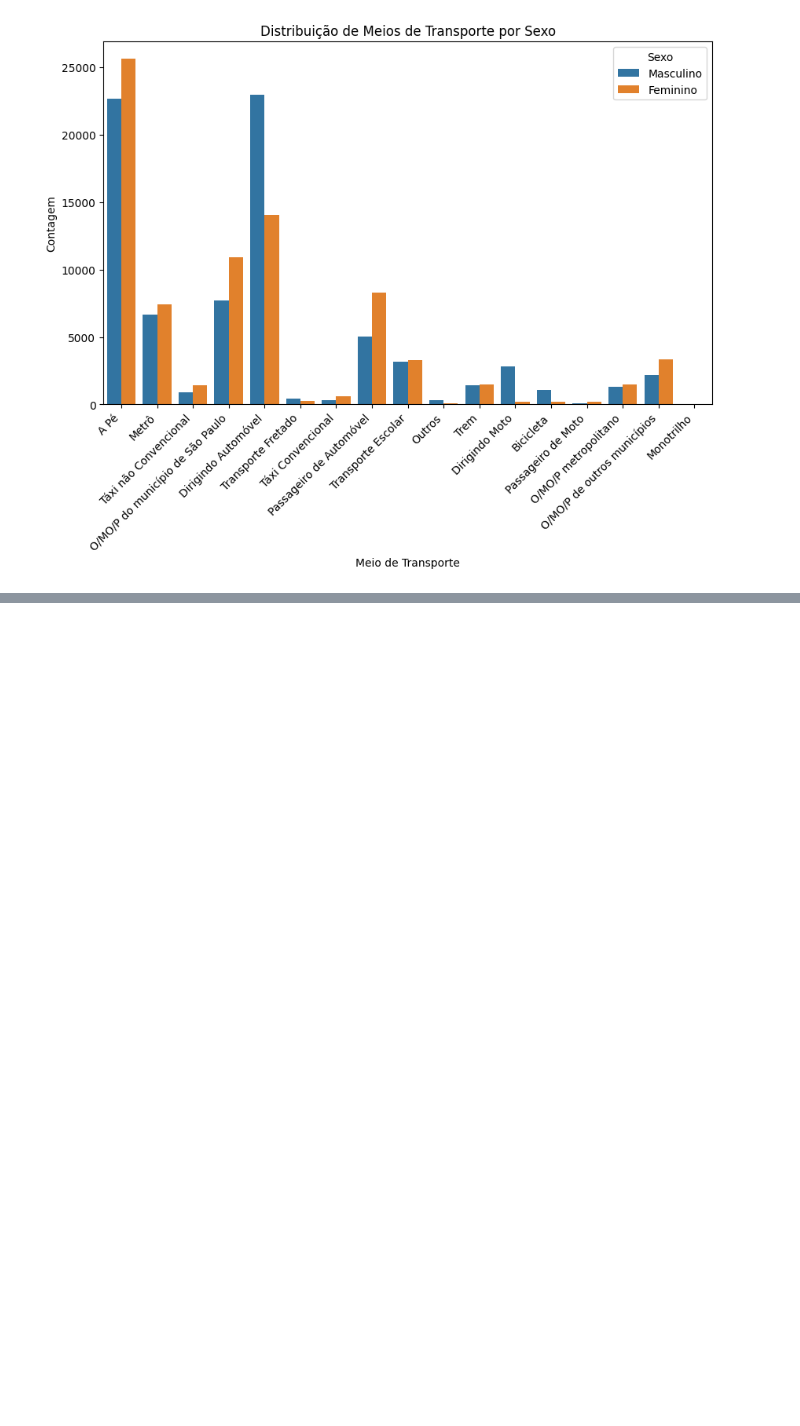
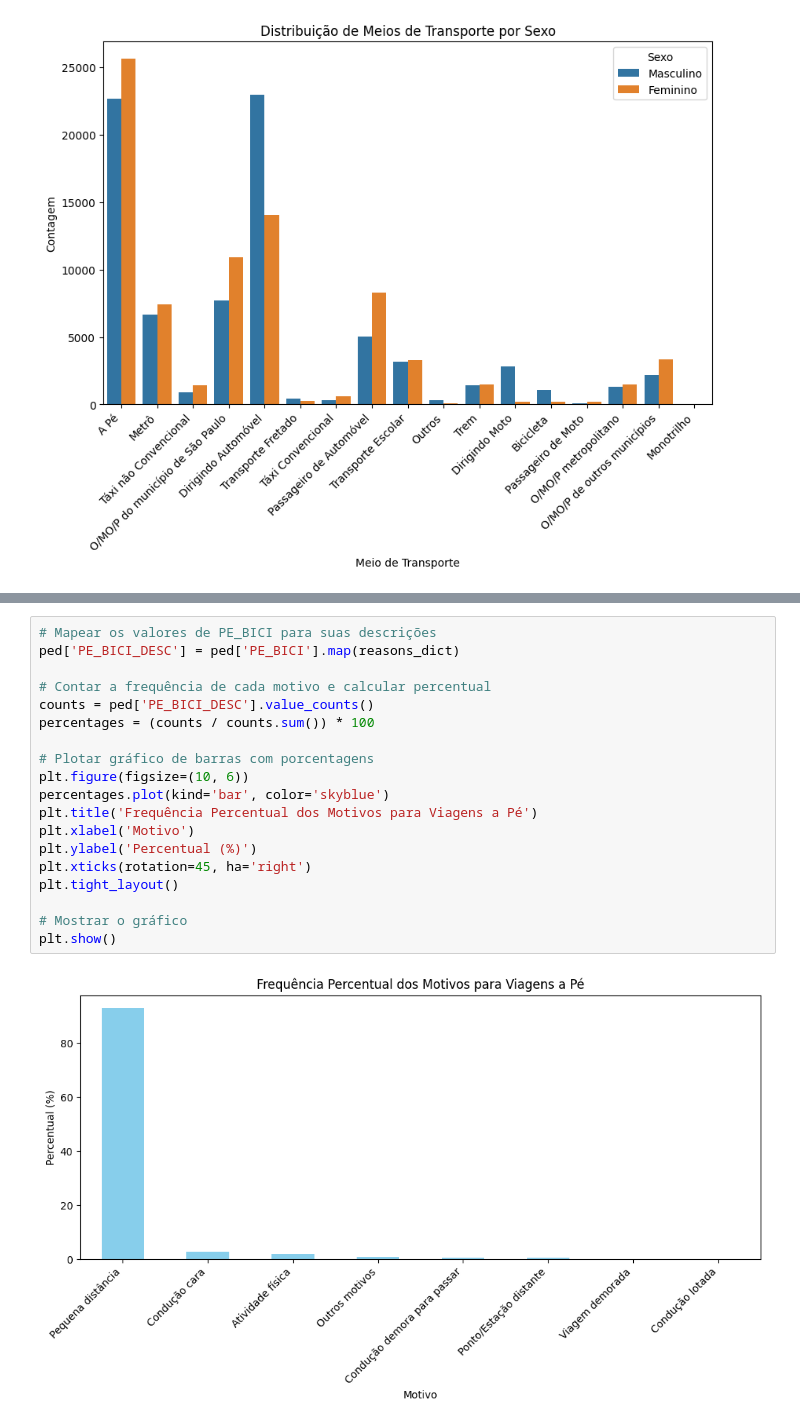
Before and after one commit to gustavo-rmontes/TCC, a Jupyter notebook: mobility_flow/flow.ipynb, the cells around one changed output, grey strips where cells are left out. Cells and saved outputs as stored; diff of their text form; blank space fills up the shorter version.

```diff
--- a/mobility_flow/flow.ipynb
+++ b/mobility_flow/flow.ipynb
@@ -203,0 +236,21 @@ Series([], Name: proportion, dtype: float64)
+# %%
+# Mapear os valores de PE_BICI para suas descrições
+ped['PE_BICI_DESC'] = ped['PE_BICI'].map(reasons_dict)
+
+# Contar a frequência de cada motivo e calcular percentual
+counts = ped['PE_BICI_DESC'].value_counts()
+percentages = (counts / counts.sum()) * 100
+
+# Plotar gráfico de barras com porcentagens
+plt.figure(figsize=(10, 6))
+percentages.plot(kind='bar', color='skyblue')
+plt.title('Frequência Percentual dos Motivos para Viagens a Pé')
+plt.xlabel('Motivo')
+plt.ylabel('Percentual (%)')
+plt.xticks(rotation=45, ha='right')
+plt.tight_layout()
+
+# Mostrar o gráfico
+plt.show()
+# %% [output]
+[figure, added]
```
Also changed, not shown: parts of 14 cells of this notebook.
